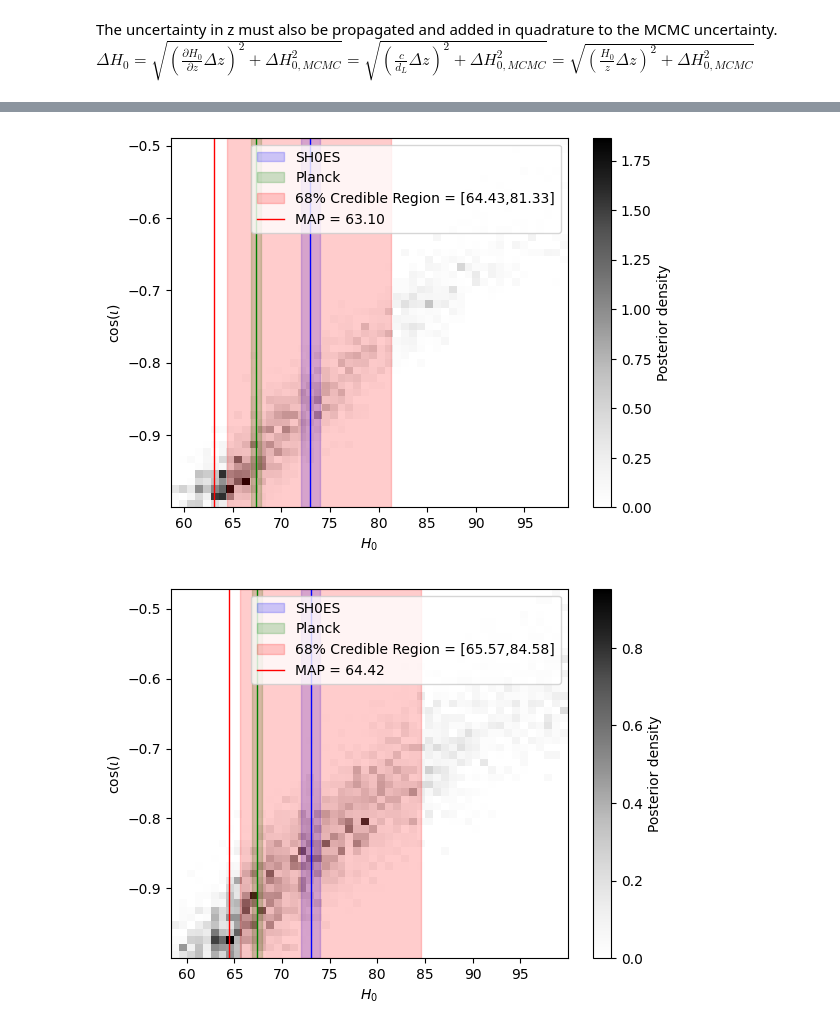
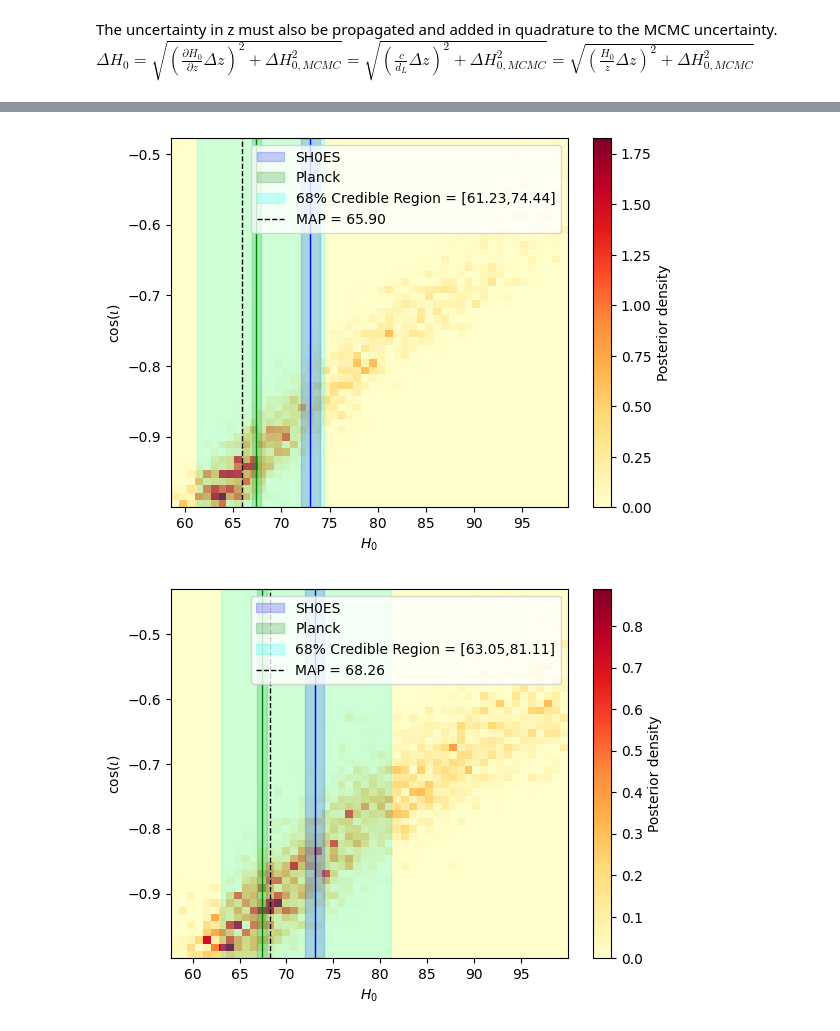
Before and after one commit to mjpineda-rug/GW1_H0_Sirens, a Jupyter notebook: notebooks/GW_notebook.ipynb, the cells around one changed output, grey strips where cells are left out. Saved outputs shown, nothing was run; the diff lists cells and outputs as text; code cells hidden in the pictures.

Commit message:
cross correction; all synced
MAP in _notebook, z uncertainty in _code

```diff
--- a/notebooks/GW_notebook.ipynb
+++ b/notebooks/GW_notebook.ipynb
@@ -309,10 +322,27 @@ samples = [chain[burnin:]for chain in chains]
 
 H0_samples = [sample[:,0] for sample in samples]
 
-MAP = [mode(H0_sample)[0] for H0_sample in H0_samples]
-lows = [np.percentile(H0_sample, 16) for H0_sample in H0_samples]
-highs = [np.percentile(H0_sample, 84) for H0_sample in H0_samples]
-print(MAP)
+MAPs = []
+lows = []
+highs = []
+
+for H0_sample in H0_samples:
+
+    # --- MAP via KDE ---
+    kde_1d = gaussian_kde(H0_sample)
+    H0_grid = np.linspace(min(H0_sample), max(H0_sample), 1000)
+    posterior_vals = kde_1d(H0_grid)
+
+    MAP = H0_grid[np.argmax(posterior_vals)]
+    MAPs.append(MAP)
+
+    # --- HPD interval ---
+    low, high = compute_hpd(H0_sample)
+    lows.append(low)
+    highs.append(high)
+
+
+print(MAPs)
 for i in range(len(kde_bandwidths)):
-    print(f"For a KDE bandwidth {kde_bandwidths[i]} of H0 = {MAP[i]} (+{highs[i] - MAP[i]}, -{MAP[i] - lows[i]})")
+    print(f"For a KDE bandwidth {kde_bandwidths[i]} of H0 = {MAPs[i]} (+{highs[i] - MAPs[i]}, -{MAPs[i] - lows[i]})")
 # %% [output]
@@ -325,11 +355,11 @@ The uncertainty in z must also be propagated and added in quadrature to the MCMC
 $\Delta H_0 = \sqrt{(\frac{\partial H_0}{\partial z}\Delta z)^2 + \Delta H_{0,MCMC}^2} = \sqrt{(\frac{c}{d_L}\Delta z)^2 + \Delta H_{0,MCMC}^2} = \sqrt{(\frac{H_0}{z}\Delta z)^2 + \Delta H_{0,MCMC}^2} $
 # %%
 # error term due to redshift uncertainty
-delta_H0_zs = [MAP[i] * z**(-1) * z_uncert for i in range(len(kde_bandwidths))]
+delta_H0_zs = [MAPs[i] * z**(-1) * z_uncert for i in range(len(kde_bandwidths))]
 low_with_z_corr = [np.sqrt(lows[i]**2+delta_H0_zs[i]**2) for i in range(len(kde_bandwidths))]
 high_with_z_corr = [np.sqrt(highs[i]**2+delta_H0_zs[i]**2) for i in range(len(kde_bandwidths))]
 
 print(delta_H0_zs)
 for i in range(len(kde_bandwidths)):
-    print(f"For a KDE bandwidth {kde_bandwidths[i]} of H0 = {MAP[i]} (+{high_with_z_corr[i] - MAP[i]}, -{MAP[i] - low_with_z_corr[i]})")
+    print(f"For a KDE bandwidth {kde_bandwidths[i]} of H0 = {MAPs[i]} (+{high_with_z_corr[i] - MAPs[i]}, -{MAPs[i] - low_with_z_corr[i]})")
 # %% [output]
@@ -345,39 +375,39 @@ print(samples[0][:,0])
 # %%
 for i in range(len(kde_bandwidths)):
-    plt.hist2d(samples[i][:, 0], samples[i][:, 1], bins=50, density=True,cmap='Greys')
+    plt.hist2d(samples[i][:, 0], samples[i][:, 1], bins=50, density=True,cmap='YlOrRd')
     plt.xlabel(r"$H_0$")
     plt.ylabel(r"cos($\iota$)")
     plt.colorbar(label="Posterior density")
 
     plt.axvspan(
         shoes_mean - shoes_sigma,
         shoes_mean + shoes_sigma,
         color='blue',
         alpha=0.2,
         label='SH0ES'
     )
     plt.axvline(shoes_mean, color='blue', linewidth=1)
 
     plt.axvspan(
         planck_mean - planck_sigma,
         planck_mean + planck_sigma,
         color='green',
         alpha=0.2,
         label='Planck'
     )
     plt.axvline(planck_mean, color='green', linewidth=1)
 
     plt.axvspan(
         low_with_z_corr[i],
         high_with_z_corr[i],
-        color='red',
+        color='cyan',
         alpha=0.2,
         label=f'68% Credible Region = [{low_with_z_corr[i]:.2f},{high_with_z_corr[i]:.2f}]'
     )
-    plt.axvline(MAP[i], color='red', linewidth=1,label=f"MAP = {MAP[i]:.2f}")
+    plt.axvline(MAPs[i], color='black',linestyle='--', linewidth=1,label=f"MAP = {MAPs[i]:.2f}")
 
     plt.legend()
     plt.show()
 # %% [output]
-[figure, old version]
+[figure, new version]
-[figure, old version]
+[figure, new version]
```
Also changed, not shown: parts of 8 cells of this notebook, 1 other file.
